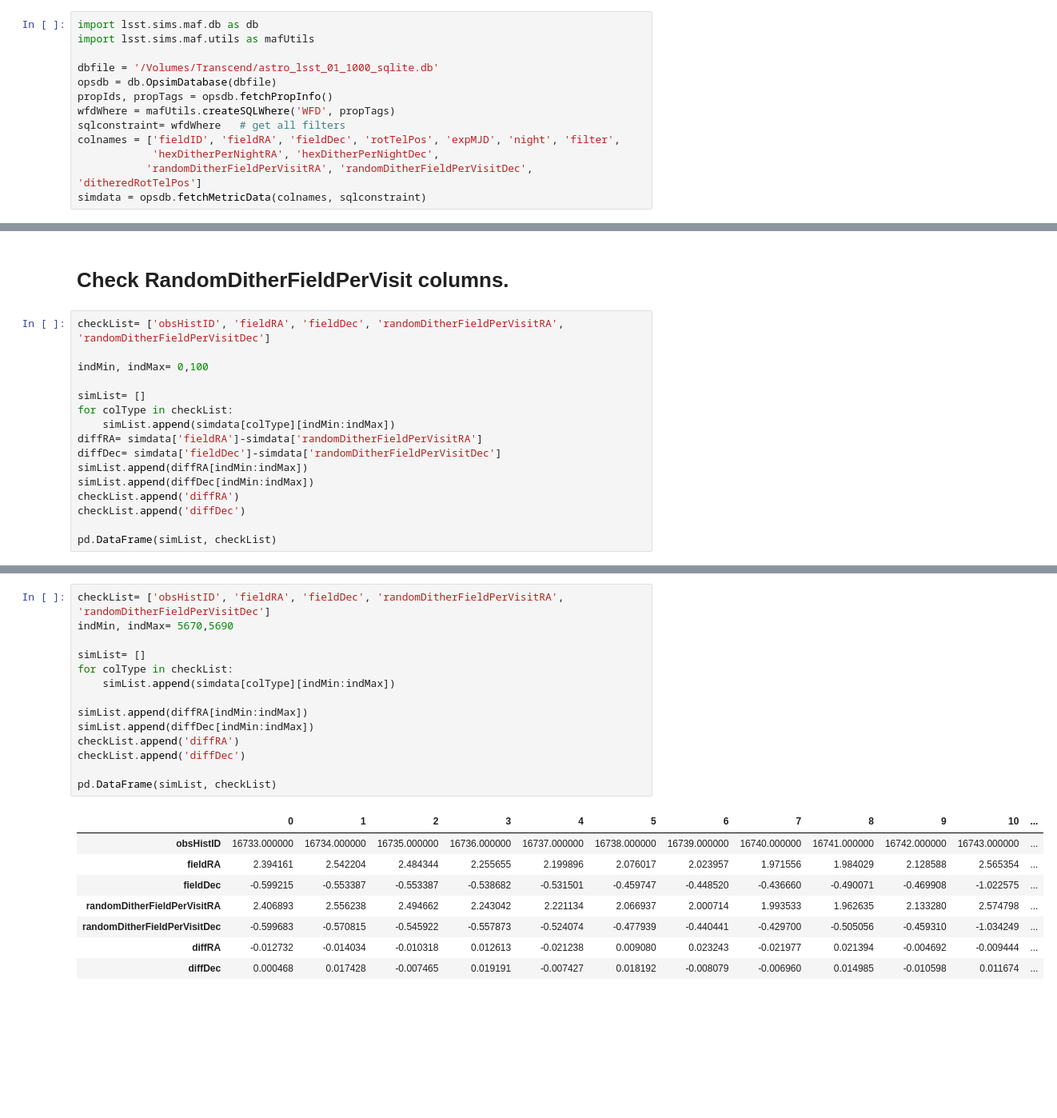
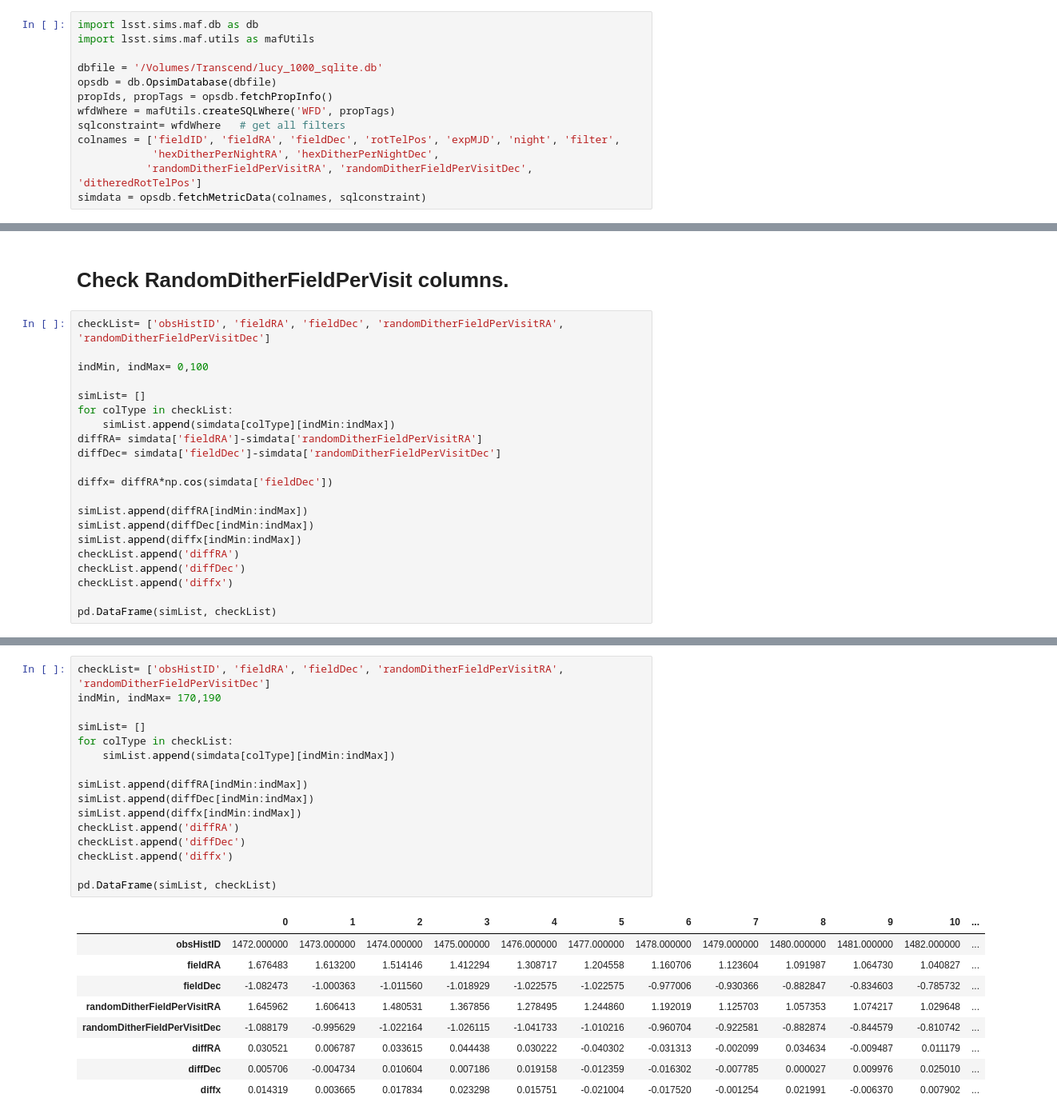
Before and after one commit to humnaawan/MAF-Related-Notebooks, a Jupyter notebook: Afterburner Extension -- Check Sqlite Database.ipynb, the cells around one changed output, grey strips where cells are left out. Shown: that part at 80% size. Saved outputs shown, nothing was run; the diff lists cells and outputs as text; blank space fills up the shorter version.

```diff
--- a/Afterburner Extension -- Check Sqlite Database.ipynb
+++ b/Afterburner Extension -- Check Sqlite Database.ipynb
@@ -10,7 +10,7 @@ Read in the data from Lynne that ran the afterburner on an OpSim output (not min
 import lsst.sims.maf.db as db
 import lsst.sims.maf.utils as mafUtils
 
-dbfile = '/Volumes/Transcend/astro_lsst_01_1000_sqlite.db'
+dbfile = '/Volumes/Transcend/lucy_1000_sqlite.db'
 opsdb = db.OpsimDatabase(dbfile)
 propIds, propTags = opsdb.fetchPropInfo()
 wfdWhere = mafUtils.createSQLWhere('WFD', propTags)
@@ -42,10 +51,15 @@ for colType in checkList:
     simList.append(simdata[colType][indMin:indMax])
 diffRA= simdata['fieldRA']-simdata['randomDitherFieldPerVisitRA']
 diffDec= simdata['fieldDec']-simdata['randomDitherFieldPerVisitDec']
+
+diffx= diffRA*np.cos(simdata['fieldDec'])
+
 simList.append(diffRA[indMin:indMax])
 simList.append(diffDec[indMin:indMax])
+simList.append(diffx[indMin:indMax])
 checkList.append('diffRA')
 checkList.append('diffDec')
+checkList.append('diffx')
 
 pd.DataFrame(simList, checkList)
 # %% [output]
@@ -64,27 +79,30 @@ pd.DataFrame(simList, checkList)
 Check another chunk of the data:
 # %%
 checkList= ['obsHistID', 'fieldRA', 'fieldDec', 'randomDitherFieldPerVisitRA', 'randomDitherFieldPerVisitDec']
-indMin, indMax= 5670,5690
+indMin, indMax= 170,190
 
 simList= []
 for colType in checkList:
     simList.append(simdata[colType][indMin:indMax])
 
 simList.append(diffRA[indMin:indMax])
 simList.append(diffDec[indMin:indMax])
+simList.append(diffx[indMin:indMax])
 checkList.append('diffRA')
 checkList.append('diffDec')
+checkList.append('diffx')
 
 pd.DataFrame(simList, checkList)
 # %% [output]
 |  | 0 | 1 | 2 | 3 | 4 | 5 | 6 | 7 | 8 | 9 | 10 | ... |
-| obsHistID | 16733.000000 | 16734.000000 | 16735.000000 | 16736.000000 | 16737.000000 | 16738.000000 | 16739.000000 | 16740.000000 | 16741.000000 | 16742.000000 | 16743.000000 | ... |
-| fieldRA | 2.394161 | 2.542204 | 2.484344 | 2.255655 | 2.199896 | 2.076017 | 2.023957 | 1.971556 | 1.984029 | 2.128588 | 2.565354 | ... |
-| fieldDec | -0.599215 | -0.553387 | -0.553387 | -0.538682 | -0.531501 | -0.459747 | -0.448520 | -0.436660 | -0.490071 | -0.469908 | -1.022575 | ... |
-| randomDitherFieldPerVisitRA | 2.406893 | 2.556238 | 2.494662 | 2.243042 | 2.221134 | 2.066937 | 2.000714 | 1.993533 | 1.962635 | 2.133280 | 2.574798 | ... |
-| randomDitherFieldPerVisitDec | -0.599683 | -0.570815 | -0.545922 | -0.557873 | -0.524074 | -0.477939 | -0.440441 | -0.429700 | -0.505056 | -0.459310 | -1.034249 | ... |
-| diffRA | -0.012732 | -0.014034 | -0.010318 | 0.012613 | -0.021238 | 0.009080 | 0.023243 | -0.021977 | 0.021394 | -0.004692 | -0.009444 | ... |
-| diffDec | 0.000468 | 0.017428 | -0.007465 | 0.019191 | -0.007427 | 0.018192 | -0.008079 | -0.006960 | 0.014985 | -0.010598 | 0.011674 | ... |
+| obsHistID | 1472.000000 | 1473.000000 | 1474.000000 | 1475.000000 | 1476.000000 | 1477.000000 | 1478.000000 | 1479.000000 | 1480.000000 | 1481.000000 | 1482.000000 | ... |
+| fieldRA | 1.676483 | 1.613200 | 1.514146 | 1.412294 | 1.308717 | 1.204558 | 1.160706 | 1.123604 | 1.091987 | 1.064730 | 1.040827 | ... |
+| fieldDec | -1.082473 | -1.000363 | -1.011560 | -1.018929 | -1.022575 | -1.022575 | -0.977006 | -0.930366 | -0.882847 | -0.834603 | -0.785732 | ... |
+| randomDitherFieldPerVisitRA | 1.645962 | 1.606413 | 1.480531 | 1.367856 | 1.278495 | 1.244860 | 1.192019 | 1.125703 | 1.057353 | 1.074217 | 1.029648 | ... |
+| randomDitherFieldPerVisitDec | -1.088179 | -0.995629 | -1.022164 | -1.026115 | -1.041733 | -1.010216 | -0.960704 | -0.922581 | -0.882874 | -0.844579 | -0.810742 | ... |
+| diffRA | 0.030521 | 0.006787 | 0.033615 | 0.044438 | 0.030222 | -0.040302 | -0.031313 | -0.002099 | 0.034634 | -0.009487 | 0.011179 | ... |
+| diffDec | 0.005706 | -0.004734 | 0.010604 | 0.007186 | 0.019158 | -0.012359 | -0.016302 | -0.007785 | 0.000027 | 0.009976 | 0.025010 | ... |
+| diffx | 0.014319 | 0.003665 | 0.017834 | 0.023298 | 0.015751 | -0.021004 | -0.017520 | -0.001254 | 0.021991 | -0.006370 | 0.007902 | ... |
 # %% [markdown]
 ### Ok the dithers appears to be random and are implemented with every visit.
 
```
Also changed, not shown: parts of 15 cells of this notebook.
